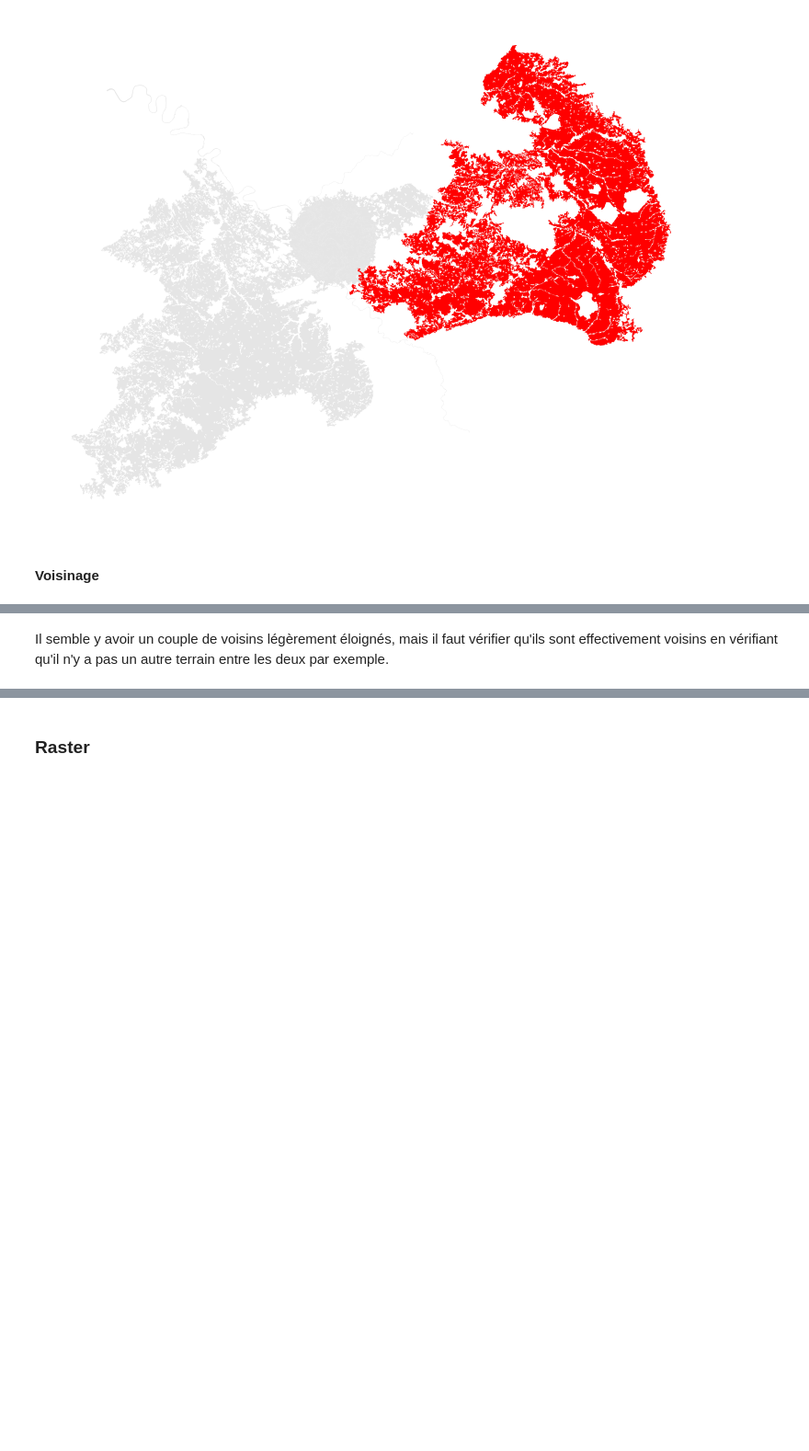
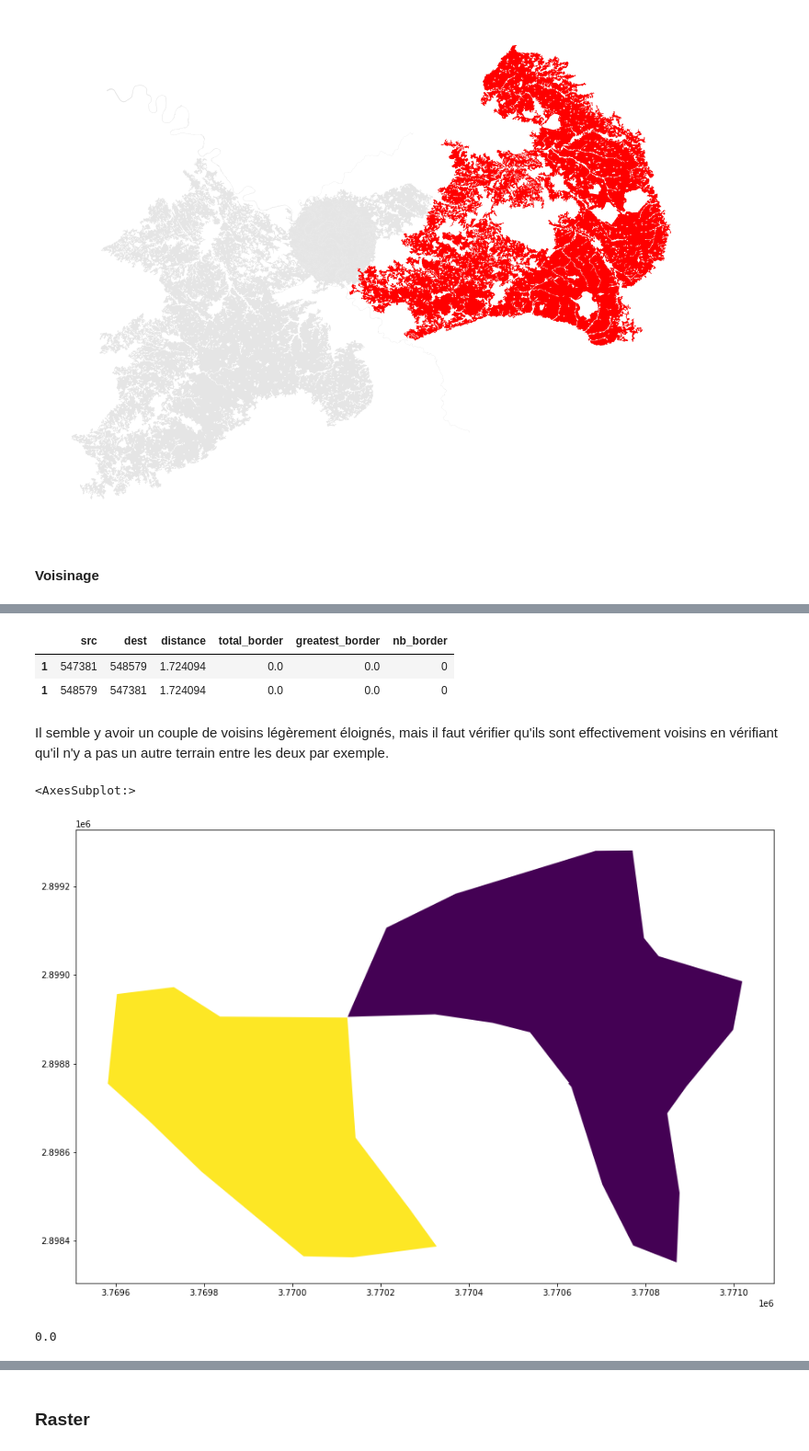
Before and after one commit to massimovenuti/clc-graph-deep-learning, a Jupyter notebook: clc.ipynb, the cells around one changed output, grey strips where cells are left out. Shown at 92% size. Saved outputs shown, nothing was run; the diff lists cells and outputs as text; code cells hidden in the pictures; blank space fills up the shorter version.

```diff
--- a/clc.ipynb
+++ b/clc.ipynb
@@ -221,2 +239,23 @@ neighbors_df[neighbors_df.Distance > 0]
+# %%
+neighborhood[neighborhood.distance > 0]
+# %% [output]
+|  | src | dest | distance | total_border | greatest_border | nb_border |
+| 1 | 547381 | 548579 | 1.724094 | 0.0 | 0.0 | 0 |
+| 1 | 548579 | 547381 | 1.724094 | 0.0 | 0.0 | 0 |
 # %% [markdown]
 Il semble y avoir un couple de voisins légèrement éloignés, mais il faut vérifier qu'ils sont effectivement voisins en vérifiant qu'il n'y a pas un autre terrain entre les deux par exemple.
+# %%
+distanced_neighbors = neighborhood[neighborhood.distance > 0].src.tolist()
+df = gdf[gdf.OBJECTID.isin(distanced_neighbors)]
+f, ax = plt.subplots(figsize=(20, 10))
+df.plot("OBJECTID", ax=ax)
+# %% [output]
+<AxesSubplot:>
+[figure, added]
+# %%
+n1 = df.iloc[0]
+n1_geo = gpd.GeoSeries(n1.geometry).translate(-400)
+
+df.iloc[1].geometry.distance(n1_geo.iloc[0])
+# %% [output]
+0.0
```
Also changed, not shown: parts of 15 cells of this notebook, 3 other files.
